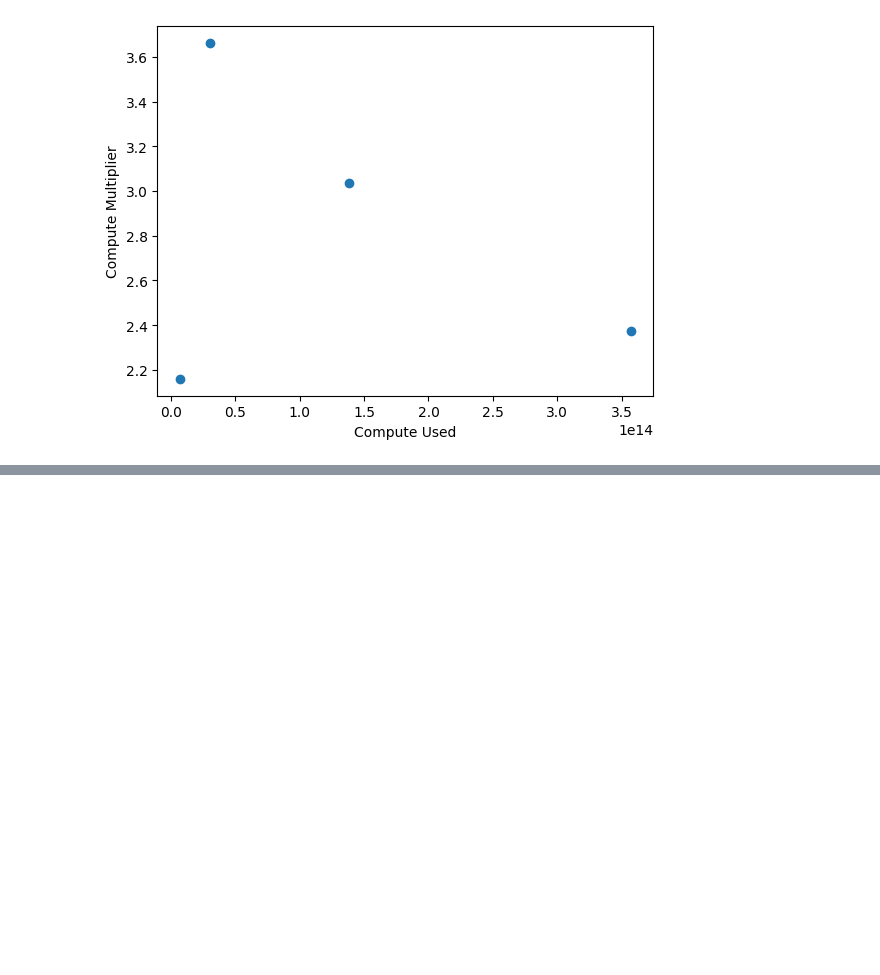
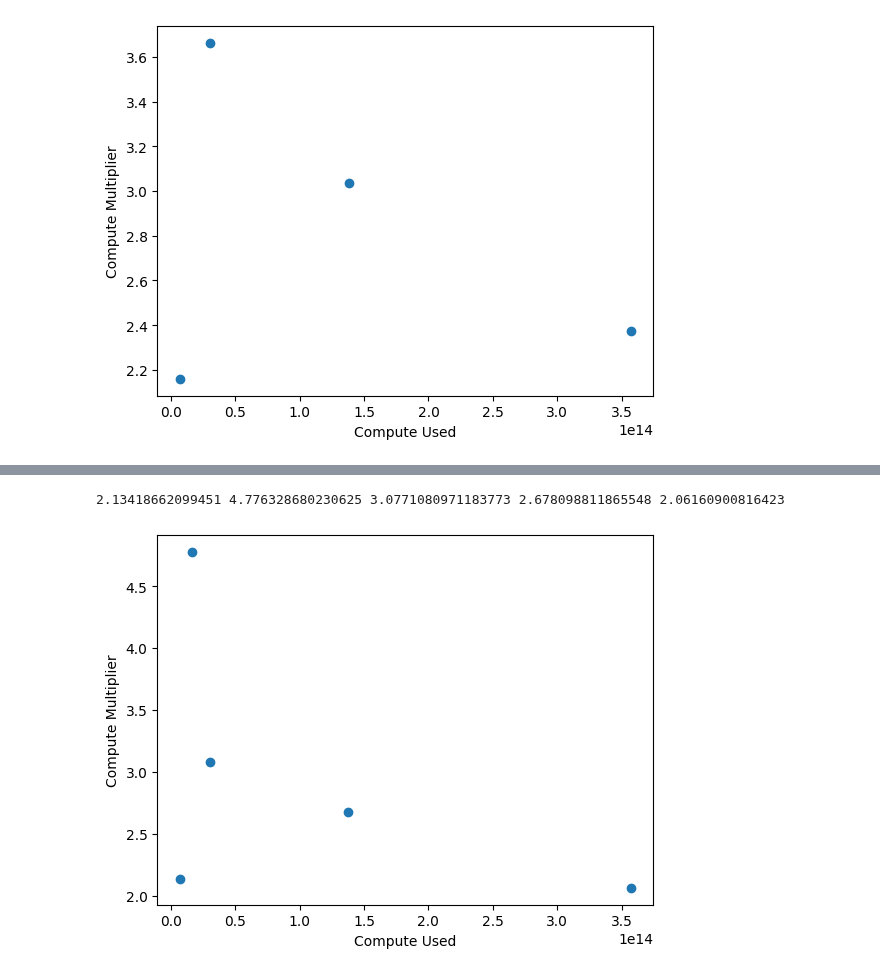
Before and after one commit to hansgundlach/Experimental_Progress, a Jupyter notebook: experimental_analysis/scaling_law_analysis.ipynb, the cells around one changed output, grey strips where cells are left out. Cells and saved outputs as stored; diff of their text form; code cells hidden in the pictures; blank space fills up the shorter version.

```diff
--- a/experimental_analysis/scaling_law_analysis.ipynb
+++ b/experimental_analysis/scaling_law_analysis.ipynb
@@ -186,0 +367,27 @@ plt.show()
+# %%
+
+def compute_multiplier(loss_1, loss_2, irreducible = 1.76):
+    compute_effect = 0.154
+    diff = np.log(loss_1-irreducible)-np.log(loss_2-irreducible)
+    return np.exp(diff/compute_effect)
+
+
+
+compute_multiplier_16_123 = compute_multiplier(last_line_16_no_rotary_123['validation_loss'],last_line_16_123['validation_loss'])
+compute_multiplier_24_123 = compute_multiplier(last_line_24_no_rotary_123['validation_loss'],last_line_24_123['validation_loss'])
+compute_multiplier_32_123 = compute_multiplier(last_line_32_no_rotary_123['validation_loss'],last_line_32_123['validation_loss'])
+compute_multiplier_64_123 = compute_multiplier(last_line_64_no_rotary_123['validation_loss'],last_line_64_123['validation_loss'])
+compute_multiplier_96_123 = compute_multiplier(last_line_96_no_rotary_123['validation_loss'],last_line_96_123['validation_loss'])
+
+
+print(compute_multiplier_16_123, compute_multiplier_24_123, compute_multiplier_32_123, compute_multiplier_64_123, compute_multiplier_96_123)
+#graph compute multiplier vs compute used
+compute_multipliers_123 = [compute_multiplier_16_123, compute_multiplier_24_123, compute_multiplier_32_123, compute_multiplier_64_123, compute_multiplier_96_123]
+
+plt.scatter(final_compute, compute_multipliers_123)
+plt.xlabel('Compute Used')
+plt.ylabel('Compute Multiplier')
+plt.show()
+# %% [output]
+2.13418662099451 4.776328680230625 3.0771080971183773 2.678098811865548 2.06160900816423
+[figure, added]
```
Also changed, not shown: parts of 7 cells of this notebook, 5 other files.
